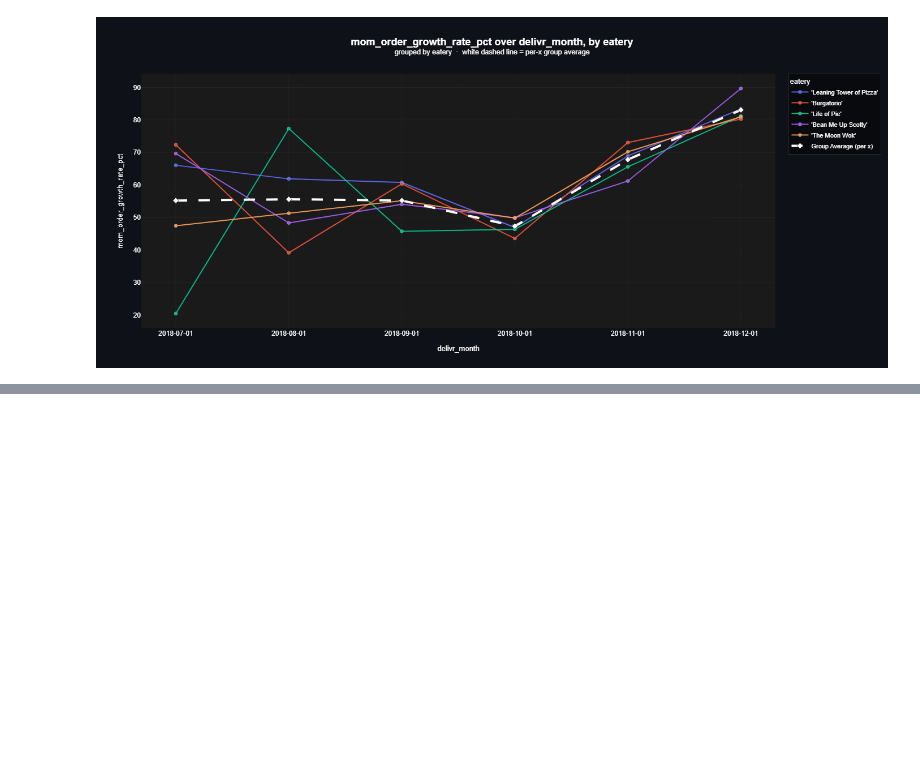
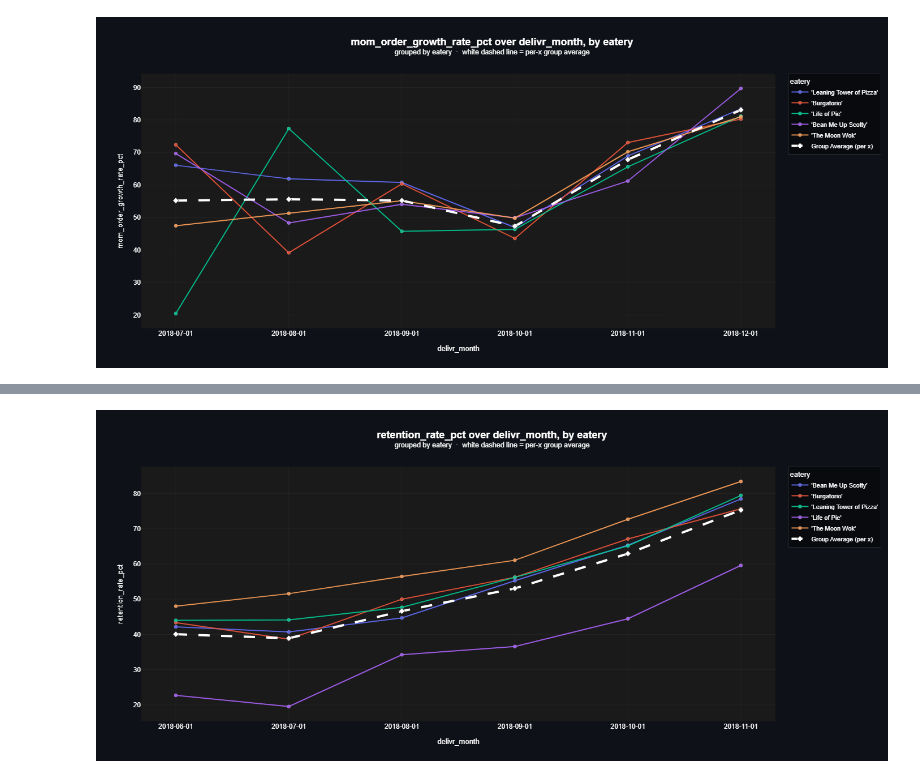
Before and after one commit to arianmokhtariha/Delivr-Business-Analysis, a Jupyter notebook: user-centric-KPI's.ipynb, the cells around one changed output, grey strips where cells are left out. Cells and saved outputs as stored; diff of their text form; code cells hidden in the pictures; blank space fills up the shorter version.

```diff
--- a/user-centric-KPI's.ipynb
+++ b/user-centric-KPI's.ipynb
@@ -682,0 +784,9 @@ MoM_order_growth_pereatery_lineplot
+# %%
+MoM_retention_per_eatery_lineplot = line_plot(df=retention_rate_pereatery_query(date_freq='month'),
+                                              x='delivr_month',
+                                              y='retention_rate_pct',
+                                              group_col='eatery',
+                                              avg_group_line=True)
+MoM_retention_per_eatery_lineplot
+# %% [output]
+[figure, added]
```
Also changed, not shown: parts of 7 cells of this notebook.
